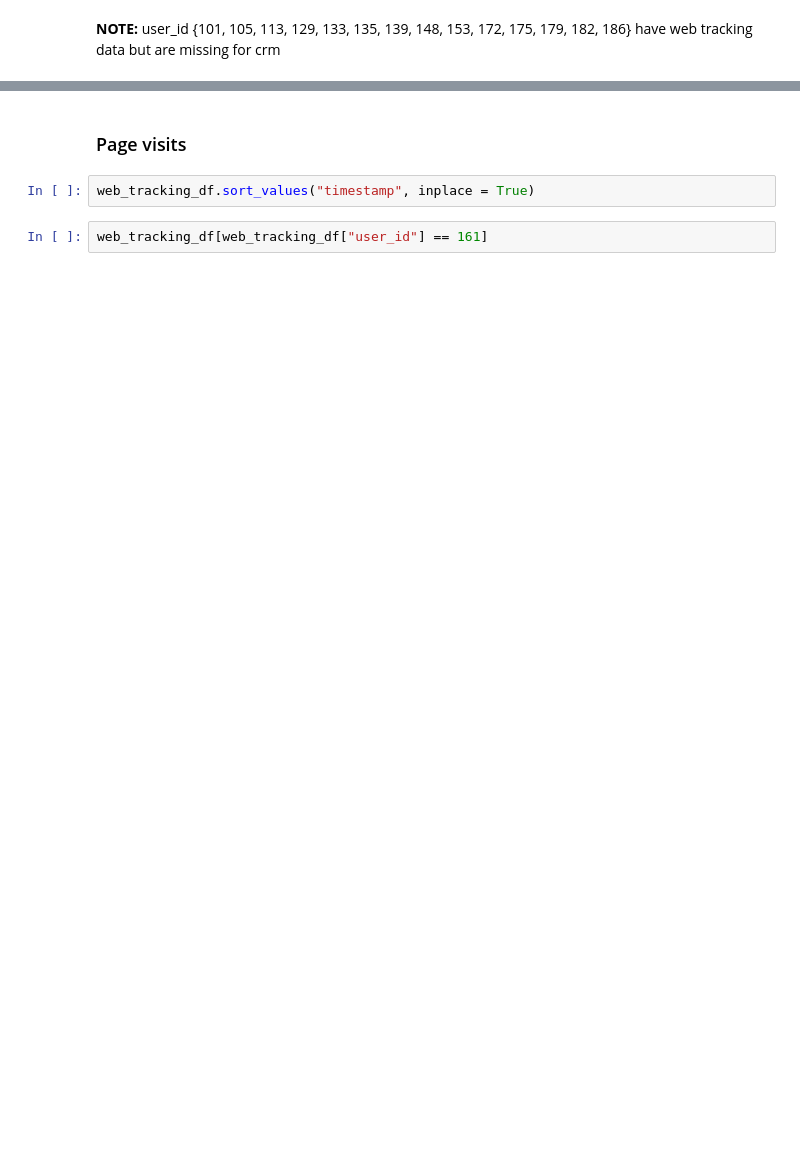
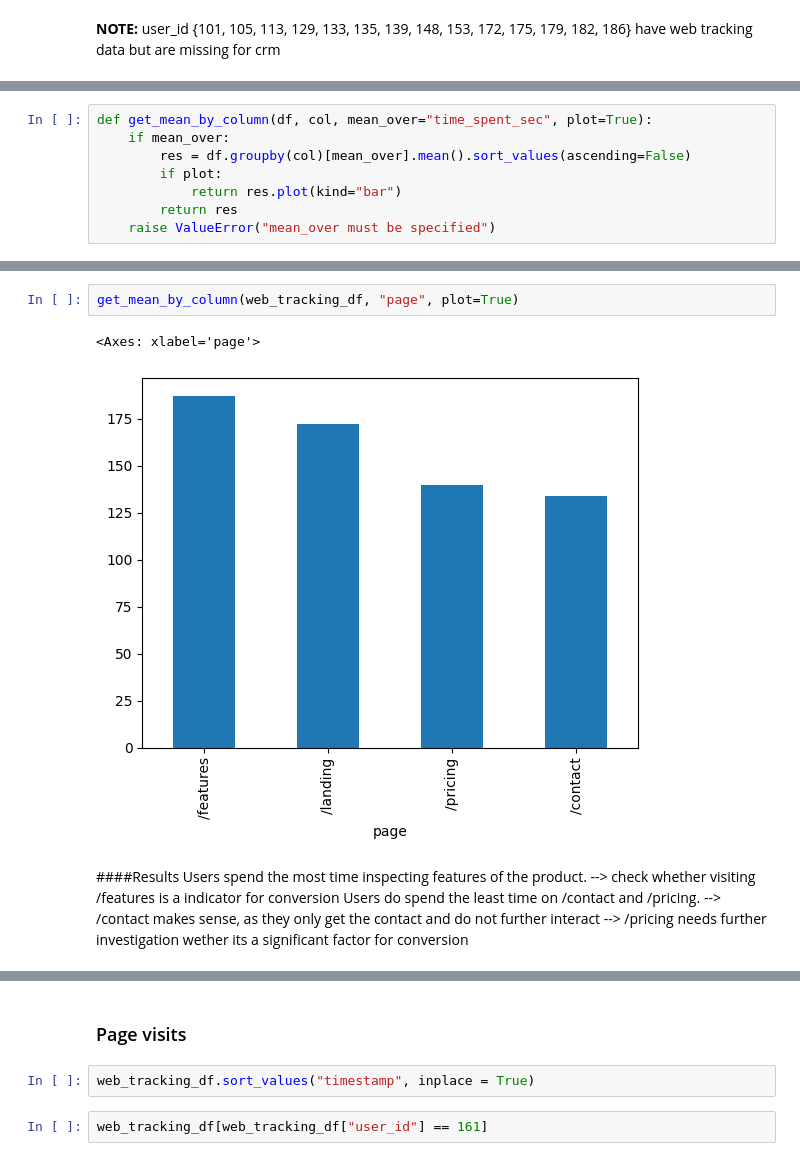
Before and after one commit to derfinn0501/case_study, a Jupyter notebook: process_data.ipynb, the cells around one changed output, grey strips where cells are left out. Drawn from its saved outputs; the diff is of its cells as text; blank space fills up the shorter version.

Commit message:
Analysis of time_spent_sec by columns of web-tracking data

```diff
--- a/process_data.ipynb
+++ b/process_data.ipynb
@@ -258,0 +393,8 @@ web_tracking_df.isna().sum()
+# %%
+def get_mean_by_column(df, col, mean_over="time_spent_sec", plot=True):
+    if mean_over:
+        res = df.groupby(col)[mean_over].mean().sort_values(ascending=False)
+        if plot:
+            return res.plot(kind="bar")
+        return res
+    raise ValueError("mean_over must be specified")
@@ -258,0 +416,12 @@ web_tracking_df.isna().sum()
+# %%
+get_mean_by_column(web_tracking_df, "page", plot=True)
+# %% [output]
+<Axes: xlabel='page'>
+[figure, added]
+# %% [markdown]
+####Results
+Users spend the most time inspecting features of the product.
+--> check whether visiting /features is a indicator for conversion
+Users do spend the least time on /contact and /pricing.
+--> /contact makes sense, as they only get the contact and do not further interact
+--> /pricing needs further investigation wether its a significant factor for conversion
```
Also changed, not shown: parts of 46 cells of this notebook.
